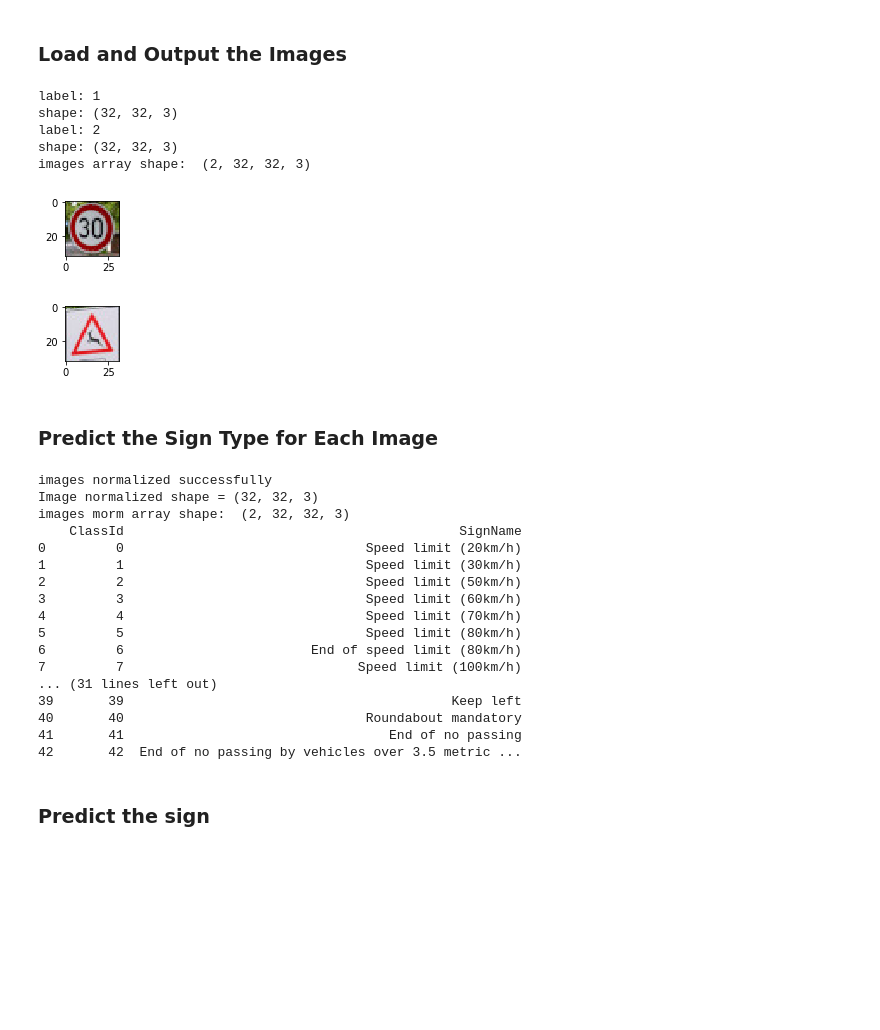
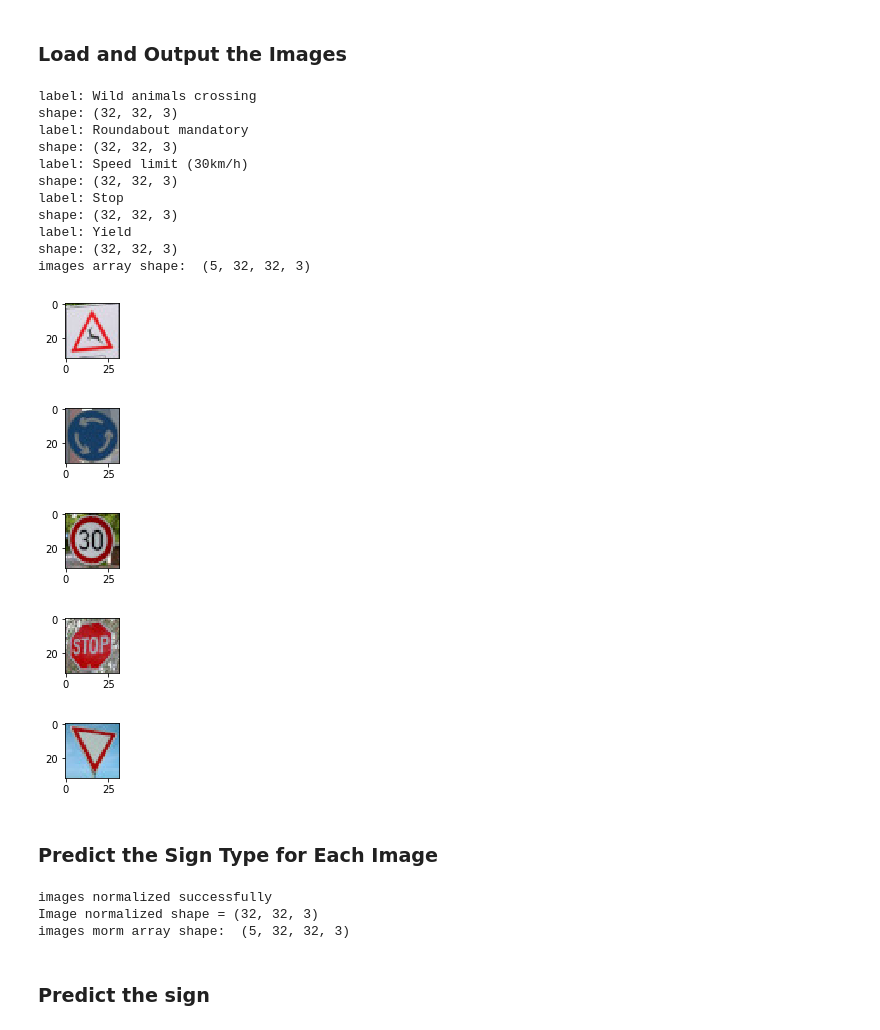
Before and after one commit to agonzale34/sdc-traffic-sign-classifier, a Jupyter notebook: Traffic_Sign_Classifier.ipynb, the cells around one changed output. Saved outputs shown, nothing was run; the diff lists cells and outputs as text; code cells hidden in the pictures; blank space fills up the shorter version.

```diff
--- a/Traffic_Sign_Classifier.ipynb
+++ b/Traffic_Sign_Classifier.ipynb
@@ -420,31 +415,56 @@ You may find `signnames.csv` useful as it contains mappings from the class id (i
 # %%
 # Load the images and plot them here.
 from matplotlib.image import imread
+import pandas
 
-img_speed = imread('./images/speed_std.jpg')
-img_animals = imread('./images/animals_std.jpg')
 
-print_img_label(img_speed, 1)
-print_img_label(img_animals, 2)
+df = pandas.read_csv('signnames.csv')
+# print(df)
 
+images_folder = './images/'
 X_images_arr = []
-X_images_arr.append(img_speed)
-X_images_arr.append(img_animals)
+y_labels = []
+
+
+def get_sign_name(label):
+    return df.loc[label,"SignName"]
+
+
+def load_img(img_name, label):
+    img_l = imread(images_folder + img_name + '.jpg')
+    X_images_arr.append(img_l)
+    y_labels.append(label)
+    print_img_label(img_l, get_sign_name(label))
+
+
+load_img('animals-ts', 31)
+load_img('round-ts', 40)
+load_img('speed-ts', 1)
+load_img('stop-ts', 14)
+load_img('yield-ts', 13)
+
 X_images = np.array(X_images_arr, dtype='float32')
 print('images array shape: ', X_images.shape)
 # %% [output]
-label: 1
+label: Wild animals crossing
 shape: (32, 32, 3)
-label: 2
+label: Roundabout mandatory
 shape: (32, 32, 3)
-images array shape:  (2, 32, 32, 3)
+label: Speed limit (30km/h)
+shape: (32, 32, 3)
+label: Stop
+shape: (32, 32, 3)
+label: Yield
+shape: (32, 32, 3)
+images array shape:  (5, 32, 32, 3)
-[figure, old version]
+[figure, new version]
-[figure, old version]
+[figure, new version]
+[figure, added]
+[figure, added]
+[figure, added]
 # %% [markdown]
 ### Predict the Sign Type for Each Image
 # %%
-import pandas
-
 # Run the predictions here and use the model to output the prediction for each image.
 # Make sure to pre-process the images with the same pre-processing pipeline used earlier.
 X_images_norm = gray_scale(normalize(X_images))
@@ -454,28 +474,10 @@ print('images normalized successfully')
 image_norm_shape = format(X_images_norm[0].shape)
 print("Image normalized shape =", image_norm_shape)
 print('images morm array shape: ', X_images_norm.shape)
-
-
-df = pandas.read_csv('signnames.csv')
-print(df)
 # %% [output]
 images normalized successfully
 Image normalized shape = (32, 32, 3)
-images morm array shape:  (2, 32, 32, 3)
-    ClassId                                           SignName
-0         0                               Speed limit (20km/h)
-1         1                               Speed limit (30km/h)
-2         2                               Speed limit (50km/h)
-3         3                               Speed limit (60km/h)
-4         4                               Speed limit (70km/h)
-5         5                               Speed limit (80km/h)
-6         6                        End of speed limit (80km/h)
-7         7                              Speed limit (100km/h)
-... (31 lines left out)
-39       39                                          Keep left
-40       40                               Roundabout mandatory
-41       41                                  End of no passing
-42       42  End of no passing by vehicles over 3.5 metric ...
+images morm array shape:  (5, 32, 32, 3)
 # %% [markdown]
 ### Predict the sign
 # %%
```
Also changed, not shown: parts of 13 cells of this notebook, 3 other files.
